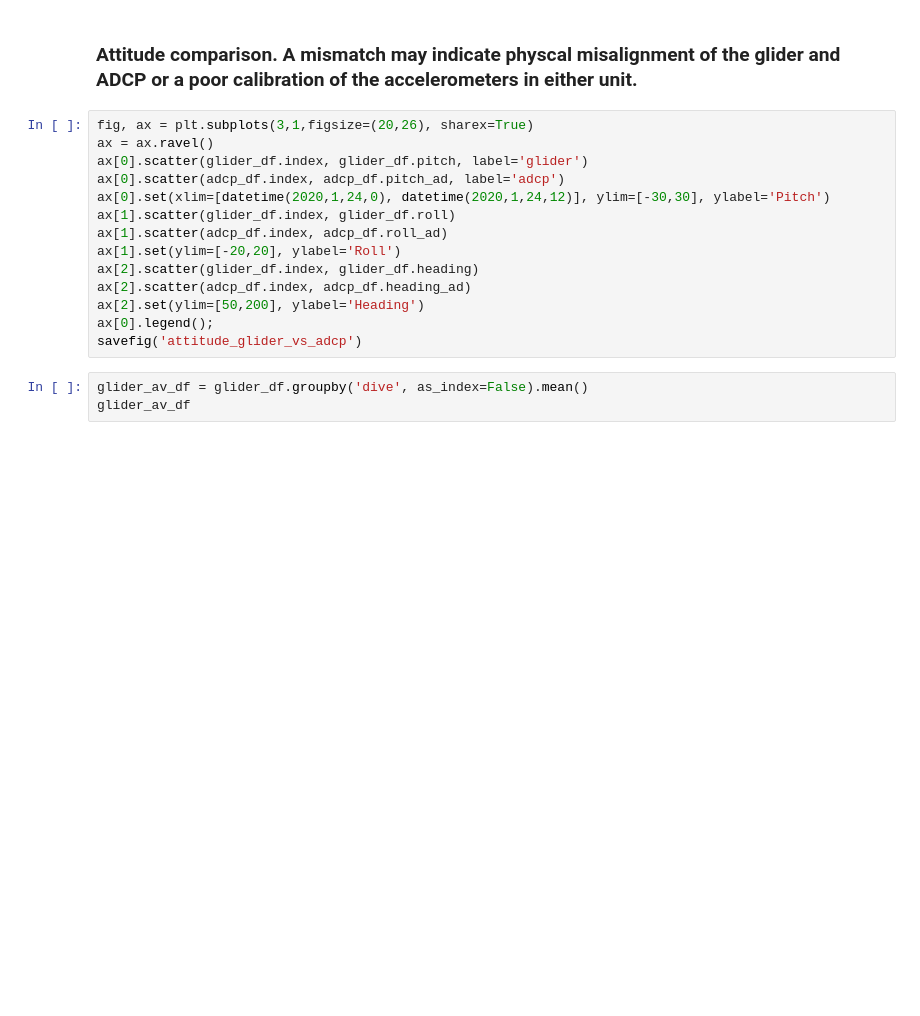
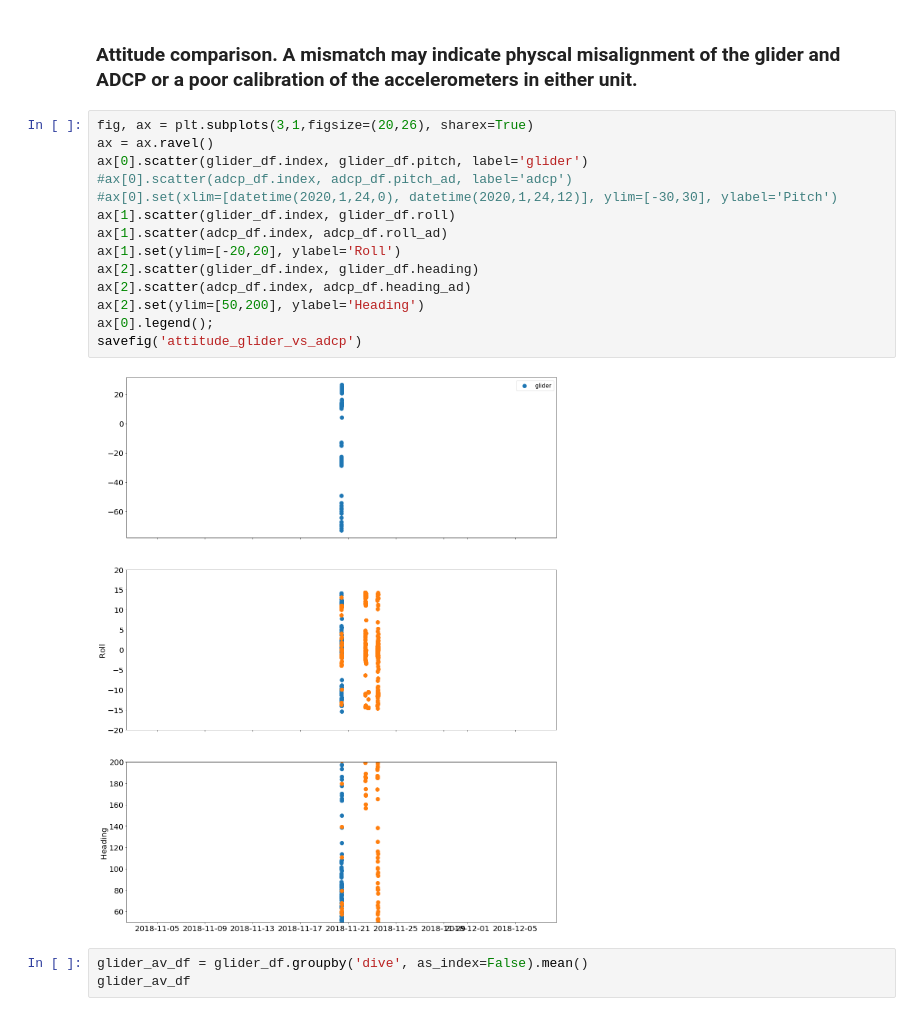
Before and after one commit to callumrollo/adcp-glider, a Jupyter notebook: notebooks/explore_data.ipynb, the cells around one changed output. Saved outputs shown, nothing was run; the diff lists cells and outputs as text; blank space fills up the shorter version.

```diff
--- a/notebooks/explore_data.ipynb
+++ b/notebooks/explore_data.ipynb
@@ -111,17 +179,19 @@ savefig('pressure_glider_vs_adcp')
 # %%
 fig, ax = plt.subplots(3,1,figsize=(20,26), sharex=True)
 ax = ax.ravel()
 ax[0].scatter(glider_df.index, glider_df.pitch, label='glider')
-ax[0].scatter(adcp_df.index, adcp_df.pitch_ad, label='adcp')
-ax[0].set(xlim=[datetime(2020,1,24,0), datetime(2020,1,24,12)], ylim=[-30,30], ylabel='Pitch')
+#ax[0].scatter(adcp_df.index, adcp_df.pitch_ad, label='adcp')
+#ax[0].set(xlim=[datetime(2020,1,24,0), datetime(2020,1,24,12)], ylim=[-30,30], ylabel='Pitch')
 ax[1].scatter(glider_df.index, glider_df.roll)
 ax[1].scatter(adcp_df.index, adcp_df.roll_ad)
 ax[1].set(ylim=[-20,20], ylabel='Roll')
 ax[2].scatter(glider_df.index, glider_df.heading)
 ax[2].scatter(adcp_df.index, adcp_df.heading_ad)
 ax[2].set(ylim=[50,200], ylabel='Heading')
 ax[0].legend();
 savefig('attitude_glider_vs_adcp')
+# %% [output]
+[figure, added]
 # %%
 glider_av_df = glider_df.groupby('dive', as_index=False).mean()
 glider_av_df
```
Also changed, not shown: parts of 15 cells of this notebook, 4 other files.
